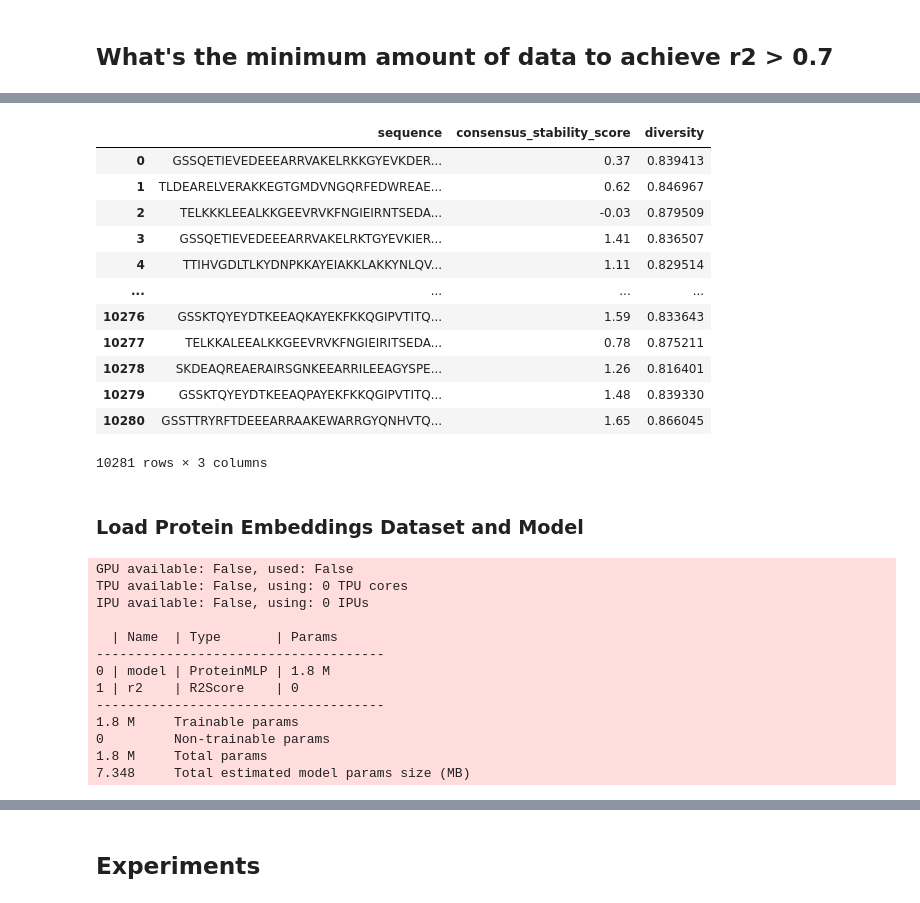
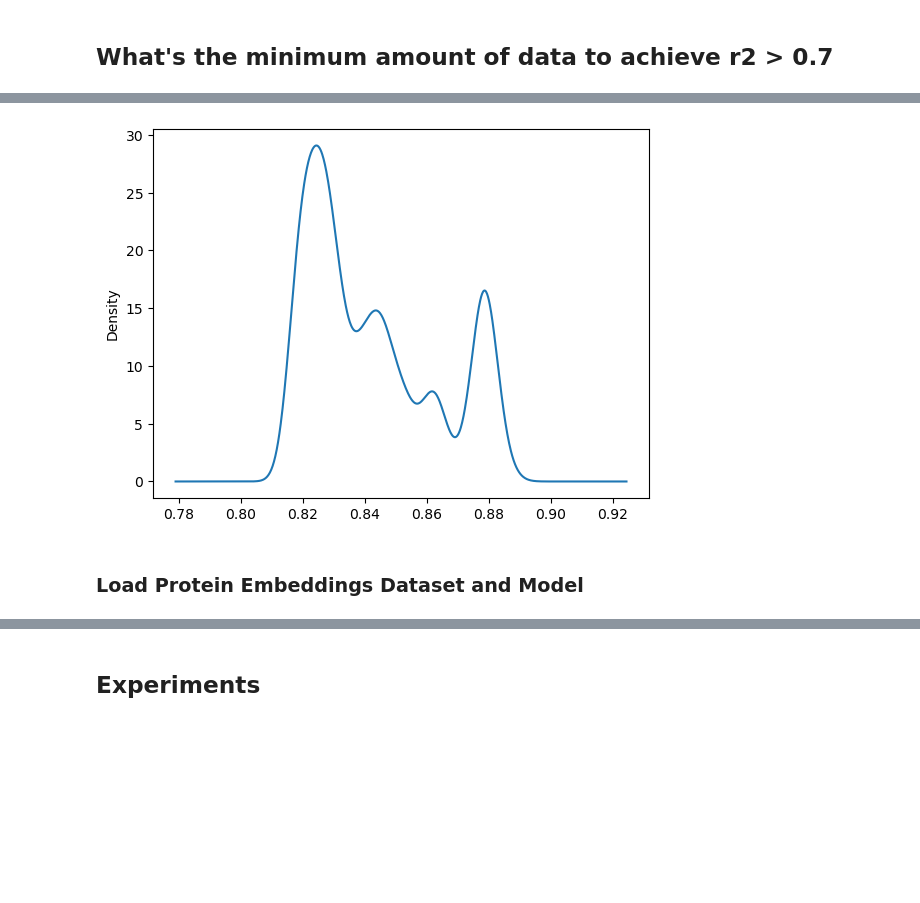
Before and after one commit to stepp1/protera-stability, a Jupyter notebook: parallel-synthesis/reduce-data.ipynb, the cells around one changed output, grey strips where cells are left out. Cells and saved outputs as stored; diff of their text form; code cells hidden in the pictures; blank space fills up the shorter version.

```diff
--- a/parallel-synthesis/reduce-data.ipynb
+++ b/parallel-synthesis/reduce-data.ipynb
@@ -60,19 +15,9 @@ diversity_sets["train"]
 # %%
-pd.read_csv(data_path / "stability_diversity_full.csv", index_col=0)
+diversity = pd.read_csv(data_path / "stability_diversity_full.csv", index_col=0).sort_values("diversity")
+diversity.diversity[1000:].plot.density()
+plt.show()
 # %% [output]
-|  | sequence | consensus_stability_score | diversity |
-| 0 | GSSQETIEVEDEEEARRVAKELRKKGYEVKDER... | 0.37 | 0.839413 |
-| 1 | TLDEARELVERAKKEGTGMDVNGQRFEDWREAE... | 0.62 | 0.846967 |
-| 2 | TELKKKLEEALKKGEEVRVKFNGIEIRNTSEDA... | -0.03 | 0.879509 |
-| 3 | GSSQETIEVEDEEEARRVAKELRKTGYEVKIER... | 1.41 | 0.836507 |
-| 4 | TTIHVGDLTLKYDNPKKAYEIAKKLAKKYNLQV... | 1.11 | 0.829514 |
-| ... | ... | ... | ... |
-| 10276 | GSSKTQYEYDTKEEAQKAYEKFKKQGIPVTITQ... | 1.59 | 0.833643 |
-| 10277 | TELKKALEEALKKGEEVRVKFNGIEIRITSEDA... | 0.78 | 0.875211 |
-| 10278 | SKDEAQREAERAIRSGNKEEARRILEEAGYSPE... | 1.26 | 0.816401 |
-| 10279 | GSSKTQYEYDTKEEAQPAYEKFKKQGIPVTITQ... | 1.48 | 0.839330 |
-| 10280 | GSSTTRYRFTDEEEARRAAKEWARRGYQNHVTQ... | 1.65 | 0.866045 |
-10281 rows × 3 columns
+[figure, added]
 # %% [markdown]
 ### Load Protein Embeddings Dataset and Model
 # %%
@@ -136,31 +90,0 @@ class LitProteins(pl.LightningModule):
-# %%
-from proteins import ProteinStabilityDataset, SubsetDiversitySampler
-from torch.utils.data import SubsetRandomSampler
-
-from models import ProteinMLP
-import torch
-import random
-
-model = ProteinMLP()
-mlp = LitProteins(model)
-trainer = pl.Trainer(gpus = 0,  max_epochs=1, check_val_every_n_epoch=1, log_every_n_steps=10)
-
-dataset = ProteinStabilityDataset(data_path / "stability.h5", ret_dict = False)
-sampler = SubsetRandomSampler(random.sample(dataset.indices, 4000))
-train_loader = torch.utils.data.DataLoader(dataset, batch_size = 128, sampler=sampler, pin_memory=True)
-
-trainer.fit(mlp, train_loader)
-# %% [output]
-GPU available: False, used: False
-TPU available: False, using: 0 TPU cores
-IPU available: False, using: 0 IPUs
-
-  | Name  | Type       | Params
--------------------------------------
-0 | model | ProteinMLP | 1.8 M
-1 | r2    | R2Score    | 0
--------------------------------------
-1.8 M     Trainable params
-0         Non-trainable params
-1.8 M     Total params
-7.348     Total estimated model params size (MB)
```
Also changed, not shown: parts of 13 cells of this notebook.
